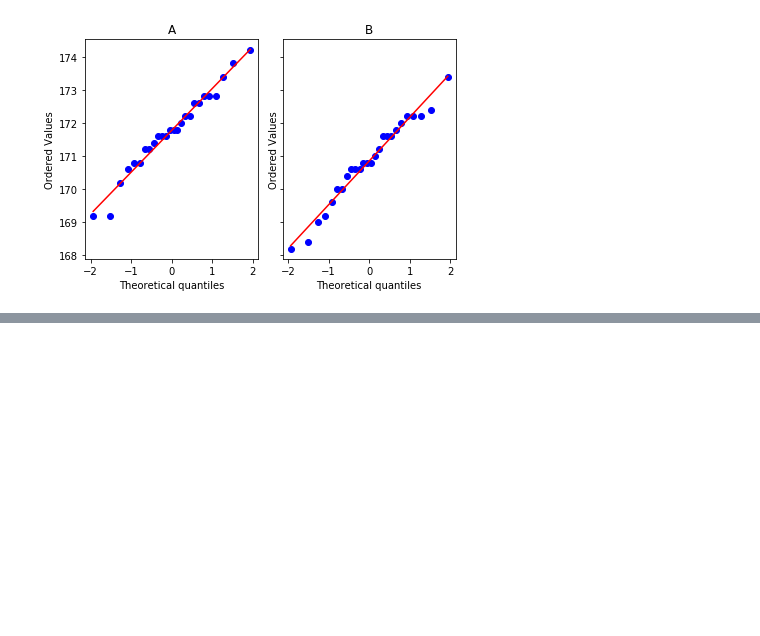
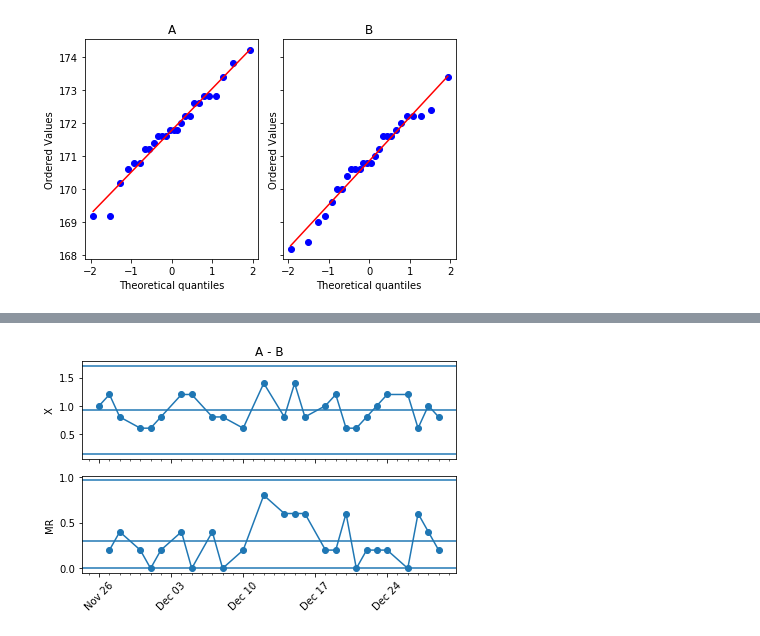
Before and after one commit to rschutjens/spc-mr-charts, a Jupyter notebook: spc_chart.ipynb, the cells around one changed output, grey strips where cells are left out. Drawn from its saved outputs; the diff is of its cells as text; code cells hidden in the pictures; blank space fills up the shorter version.

```diff
--- a/spc_chart.ipynb
+++ b/spc_chart.ipynb
@@ -134,0 +143,21 @@ df.describe()
+# %%
+df['A-B'] = df['A'] - df['B']
+xmr_diff = XMR(df['A-B'].values, index=df['date'].values)
+# %%
+fig, axes = plt.subplots(nrows=2, ncols=1, sharex=True, tight_layout=True)
+ax = axes.flatten()
+
+xmr_diff.xchart(ax[0])
+xmr_diff.mrchart(ax[1])
+
+ax[0].xaxis.set_major_locator(mdates.WeekdayLocator()) # major ticks every start of week
+ax[0].xaxis.set_minor_locator(mdates.DayLocator()) # minor ticks every day
+ax[0].xaxis.set_major_formatter(mdates.DateFormatter('%b %d'))
+plt.setp(ax[1].get_xticklabels(), rotation=45)
+ax[0].set_ylabel('X')
+ax[1].set_ylabel('MR')
+ax[0].set_title('A - B')
+
+plt.show()
+# %% [output]
+[figure, added]
```
Also changed, not shown: parts of 1 cell of this notebook, 1 other file.
